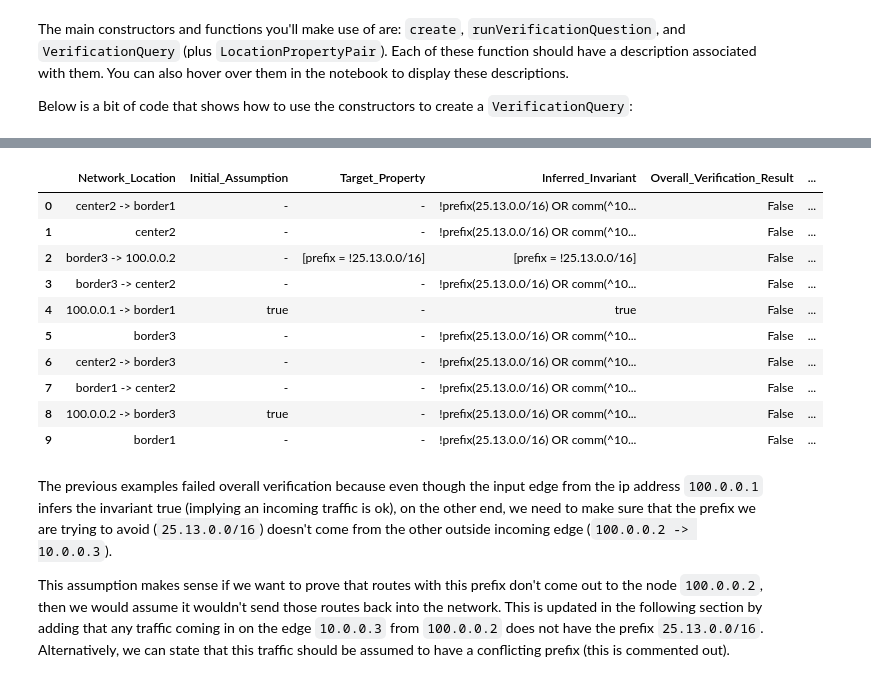
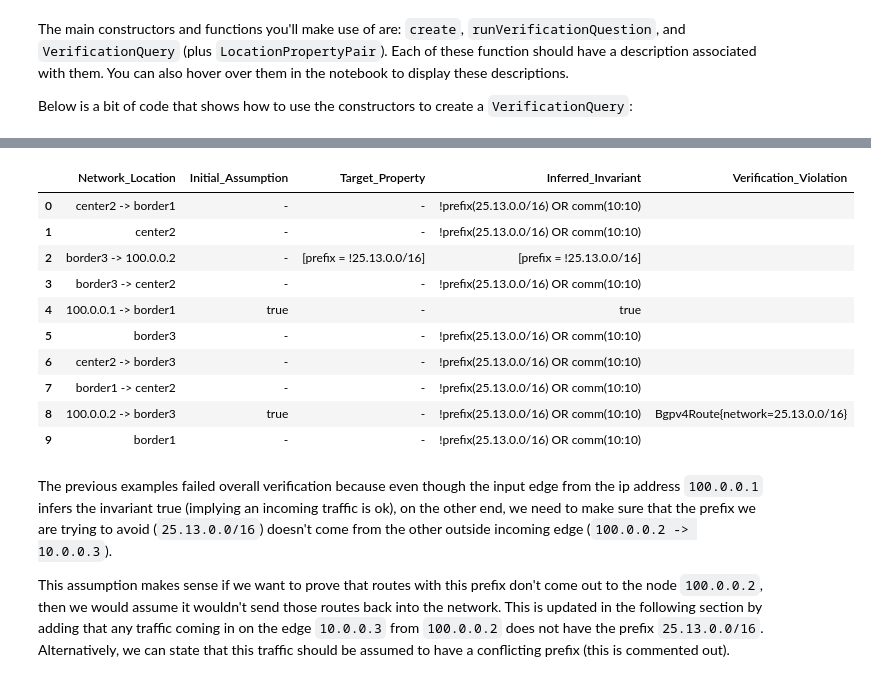
Before and after one commit to ana-brendel/batfish, a Jupyter notebook: verification/VerificationExamples.ipynb, the cells around one changed output, grey strips where cells are left out. Cells and saved outputs as stored; diff of their text form; code cells hidden in the pictures.

```diff
--- a/verification/VerificationExamples.ipynb
+++ b/verification/VerificationExamples.ipynb
@@ -125,23 +113,23 @@ This example is a simple three-node network which is shown below. The property t
 # %%
 networkName = "exampleOne_network"
 snapshotName = "exampleOne_snapshot"
 snapshotPath = "snapshots/exampleOne"
 target = LocationPropertyPair(location="10.0.0.3 -> 100.0.0.2",property=[Clause(communities=[],prefixes=["!25.13.0.0/16"])])
-query = VerificationQuery(target=target,assumptions=[])
+query = VerificationQuery(target=target,assumptions=[],refine=True)
 # Try changing the show_all flag to be False to see how the results change
 runAndDisplay(networkName,snapshotName,snapshotPath,query,show_all=True)
 # %% [output]
-|  | Network_Location | Initial_Assumption | Target_Property | Inferred_Invariant | Overall_Verification_Result | ... |
-| 0 | center2 -> border1 | - | - | !prefix(25.13.0.0/16) OR comm(^10... | False | ... |
-| 1 | center2 | - | - | !prefix(25.13.0.0/16) OR comm(^10... | False | ... |
-| 2 | border3 -> 100.0.0.2 | - | [prefix = !25.13.0.0/16] | [prefix = !25.13.0.0/16] | False | ... |
-| 3 | border3 -> center2 | - | - | !prefix(25.13.0.0/16) OR comm(^10... | False | ... |
-| 4 | 100.0.0.1 -> border1 | true | - | true | False | ... |
-| 5 | border3 | - | - | !prefix(25.13.0.0/16) OR comm(^10... | False | ... |
-| 6 | center2 -> border3 | - | - | !prefix(25.13.0.0/16) OR comm(^10... | False | ... |
-| 7 | border1 -> center2 | - | - | !prefix(25.13.0.0/16) OR comm(^10... | False | ... |
-| 8 | 100.0.0.2 -> border3 | true | - | !prefix(25.13.0.0/16) OR comm(^10... | False | ... |
-| 9 | border1 | - | - | !prefix(25.13.0.0/16) OR comm(^10... | False | ... |
+|  | Network_Location | Initial_Assumption | Target_Property | Inferred_Invariant | Verification_Violation |
+| 0 | center2 -> border1 | - | - | !prefix(25.13.0.0/16) OR comm(10:10) |  |
+| 1 | center2 | - | - | !prefix(25.13.0.0/16) OR comm(10:10) |  |
+| 2 | border3 -> 100.0.0.2 | - | [prefix = !25.13.0.0/16] | [prefix = !25.13.0.0/16] |  |
+| 3 | border3 -> center2 | - | - | !prefix(25.13.0.0/16) OR comm(10:10) |  |
+| 4 | 100.0.0.1 -> border1 | true | - | true |  |
+| 5 | border3 | - | - | !prefix(25.13.0.0/16) OR comm(10:10) |  |
+| 6 | center2 -> border3 | - | - | !prefix(25.13.0.0/16) OR comm(10:10) |  |
+| 7 | border1 -> center2 | - | - | !prefix(25.13.0.0/16) OR comm(10:10) |  |
+| 8 | 100.0.0.2 -> border3 | true | - | !prefix(25.13.0.0/16) OR comm(10:10) | Bgpv4Route{network=25.13.0.0/16} |
+| 9 | border1 | - | - | !prefix(25.13.0.0/16) OR comm(10:10) |  |
 # %% [markdown]
 The previous examples failed overall verification because even though the input edge from the ip address `100.0.0.1` infers the invariant true (implying an incoming traffic is ok), on the other end, we need to make sure that the prefix we are trying to avoid (`25.13.0.0/16`) doesn't come from the other outside incoming edge (`100.0.0.2 -> 10.0.0.3`).
 
```
Also changed, not shown: parts of 14 cells of this notebook, 3 other files.
